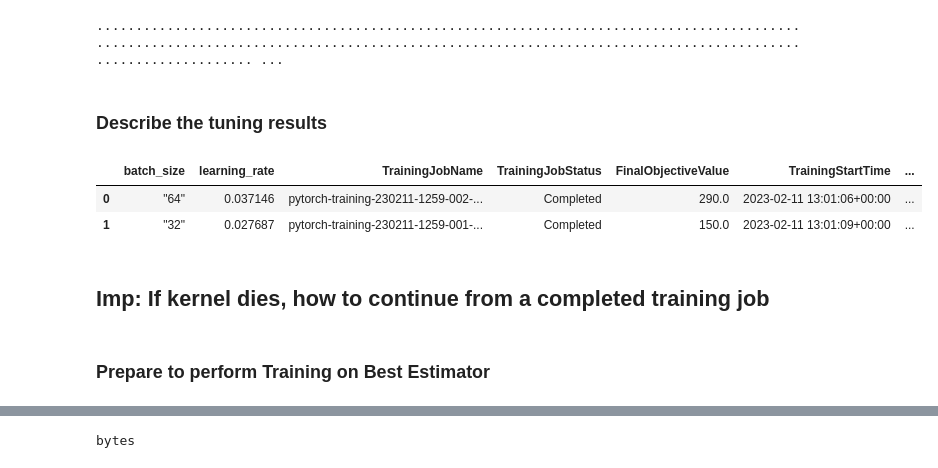
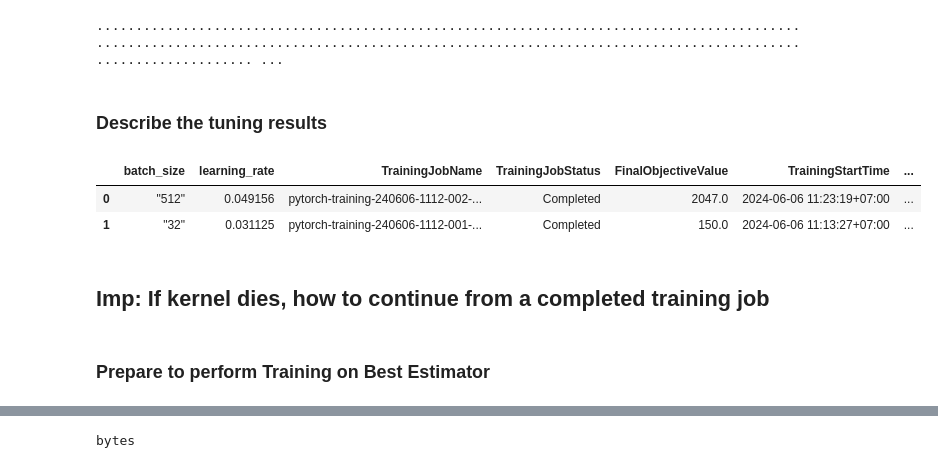
Before and after one commit to khangtictoc/Operationalizing-an-AWS-ML-Project, a Jupyter notebook: train_and_deploy-solution.ipynb, the cells around one changed output, grey strips where cells are left out. Drawn from its saved outputs; the diff is of its cells as text; code cells hidden in the pictures.

```diff
--- a/train_and_deploy-solution.ipynb
+++ b/train_and_deploy-solution.ipynb
@@ -18 +21,12 @@ from sagemaker.analytics import HyperparameterTuningJobAnalytics
+# %%
+# Initial Settings
+role = "arn:aws:iam::008748484958:role/project04-dog-breed-classification-jupyter-notebook"
+region = "us-east-1"
+
+bucket = "project04-khangtictoc"
+prefix = "dataset"
+
+# debugger_s3_output = "s3://{}/debugger-output".format(bucket)
+# profiler_s3_output = "s3://{}/profiler-output".format(bucket)
+local_dataset_path = "./dataset/dogImages"
 # %% [markdown]
@@ -42,43 +67,33 @@ estimator = PyTorch(
     role=role,
     framework_version="1.4.0",
     instance_count=1,
-    instance_type="ml.m5.xlarge",
+    instance_type="ml.m5.4xlarge",
     py_version='py3'
 )
-
-tuner = HyperparameterTuner(
-    estimator,
-    objective_metric_name,
-    hyperparameter_ranges,
-    metric_definitions,
-    max_jobs=2,
-    max_parallel_jobs=2,  # you once have one ml.g4dn.xlarge instance available
-    objective_type=objective_type
-)
 # %% [markdown]
 <h3>Fit the tuner</h3>
 # %%
-os.environ['SM_CHANNEL_TRAINING']='s3://udacity-aws-mle-project-four-bucket/'
-os.environ['SM_MODEL_DIR']='s3://udacity-aws-mle-project-four-bucket/model/'
-os.environ['SM_OUTPUT_DATA_DIR']='s3://udacity-aws-mle-project-four-bucket/output/'
-tuner.fit({"training": "s3://udacity-aws-mle-project-four-bucket/"})
+os.environ['SM_CHANNEL_TRAINING']='s3://{}/dataset/'.format(bucket)
+os.environ['SM_MODEL_DIR']='s3://{}/model/'.format(bucket)
+os.environ['SM_OUTPUT_DATA_DIR']='s3://{}/output/'.format(bucket)
+tuner.fit({"training": 's3://{}/dataset/dogImages/'.format(bucket)})
 # %% [output]
 No finished training job found associated with this estimator. Please make sure this estimator is only used for building workflow config
 No finished training job found associated with this estimator. Please make sure this estimator is only used for building workflow config
 ........................................................................................................................................................................................................ ...
 # %% [markdown]
-<h3>Describe the tuning results</h3>
+### Describe the tuning results
 # %%
 exp = HyperparameterTuningJobAnalytics(
-  hyperparameter_tuning_job_name='pytorch-training-230211-1259')
+  hyperparameter_tuning_job_name=tuner._current_job_name)
 
 jobs = exp.dataframe()
 
 jobs.sort_values('FinalObjectiveValue', ascending=0)
 # %% [output]
 |  | batch_size | learning_rate | TrainingJobName | TrainingJobStatus | FinalObjectiveValue | TrainingStartTime | ... |
-| 0 | "64" | 0.037146 | pytorch-training-230211-1259-002-... | Completed | 290.0 | 2023-02-11 13:01:06+00:00 | ... |
-| 1 | "32" | 0.027687 | pytorch-training-230211-1259-001-... | Completed | 150.0 | 2023-02-11 13:01:09+00:00 | ... |
+| 0 | "512" | 0.049156 | pytorch-training-240606-1112-002-... | Completed | 2047.0 | 2024-06-06 11:23:19+07:00 | ... |
+| 1 | "32" | 0.031125 | pytorch-training-240606-1112-001-... | Completed | 150.0 | 2024-06-06 11:13:27+07:00 | ... |
 # %% [markdown]
 ## Imp: If kernel dies, how to continue from a completed training job
 # %%
@@ -87,7 +102,7 @@ jobs.sort_values('FinalObjectiveValue', ascending=0)
 #my_estimator.hyperparameters()
 #best_estimator=my_estimator
 # %% [markdown]
-<h3>Prepare to perform Training on Best Estimator</h3>
+### Prepare to perform Training on Best Estimator
 # %%
 best_estimator=tuner.best_estimator()
 # %% [output]
```
Also changed, not shown: parts of 25 cells of this notebook, 26 other files.
